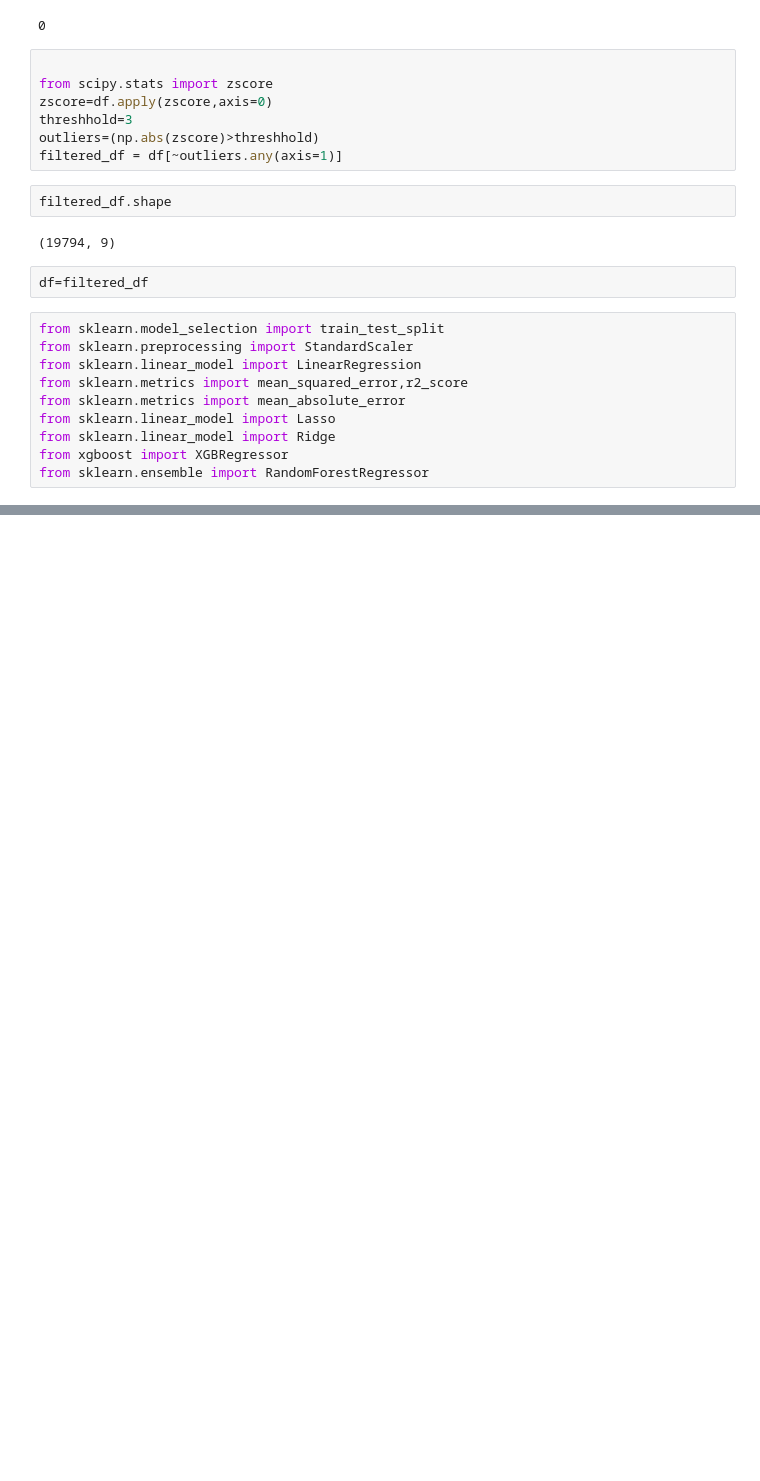
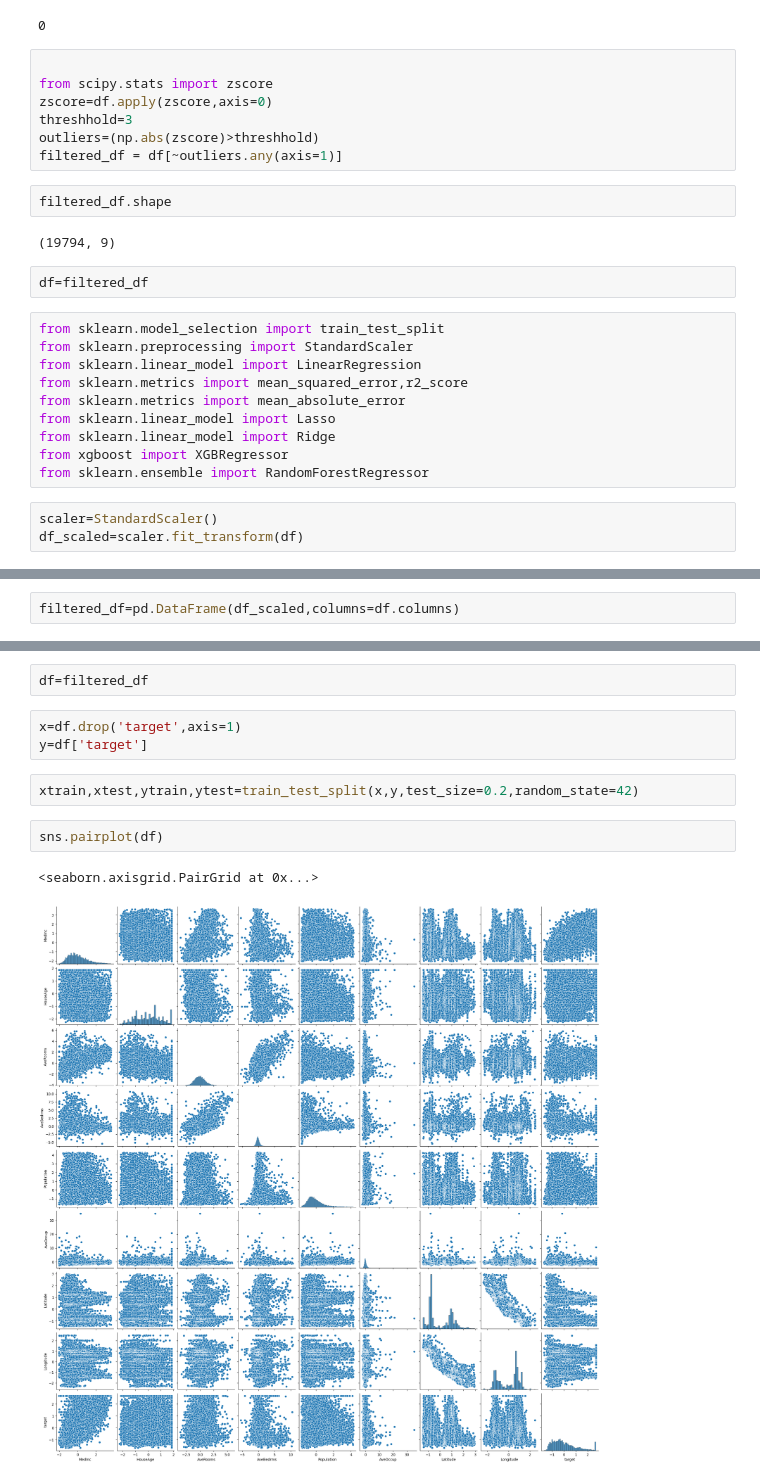
Before and after one commit to abbab23/colab, a Jupyter notebook: cali.ipynb, the cells around one changed output, grey strips where cells are left out. Drawn from its saved outputs; the diff is of its cells as text; blank space fills up the shorter version.

```diff
--- a/cali.ipynb
+++ b/cali.ipynb
@@ -129,3 +129,6 @@ from sklearn.linear_model import Lasso
 from sklearn.linear_model import Ridge
 from xgboost import XGBRegressor
 from sklearn.ensemble import RandomForestRegressor
+# %%
+scaler=StandardScaler()
+df_scaled=scaler.fit_transform(df)
@@ -131,0 +151,2 @@ from sklearn.ensemble import RandomForestRegressor
+# %%
+filtered_df=pd.DataFrame(df_scaled,columns=df.columns)
@@ -131,0 +169,12 @@ from sklearn.ensemble import RandomForestRegressor
+# %%
+df=filtered_df
+# %%
+x=df.drop('target',axis=1)
+y=df['target']
+# %%
+xtrain,xtest,ytrain,ytest=train_test_split(x,y,test_size=0.2,random_state=42)
+# %%
+sns.pairplot(df)
+# %% [output]
+<seaborn.axisgrid.PairGrid at 0x...>
+[figure, added]
```
Also changed, not shown: parts of 11 cells of this notebook.
